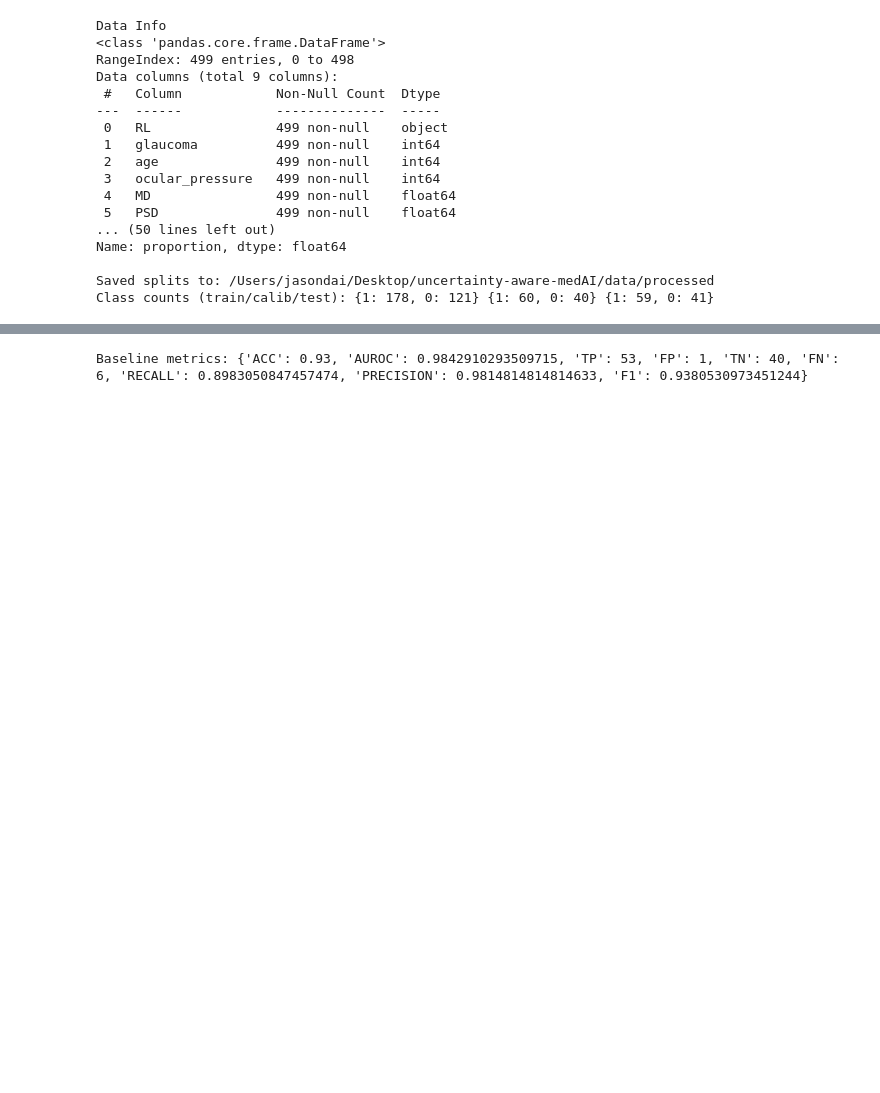
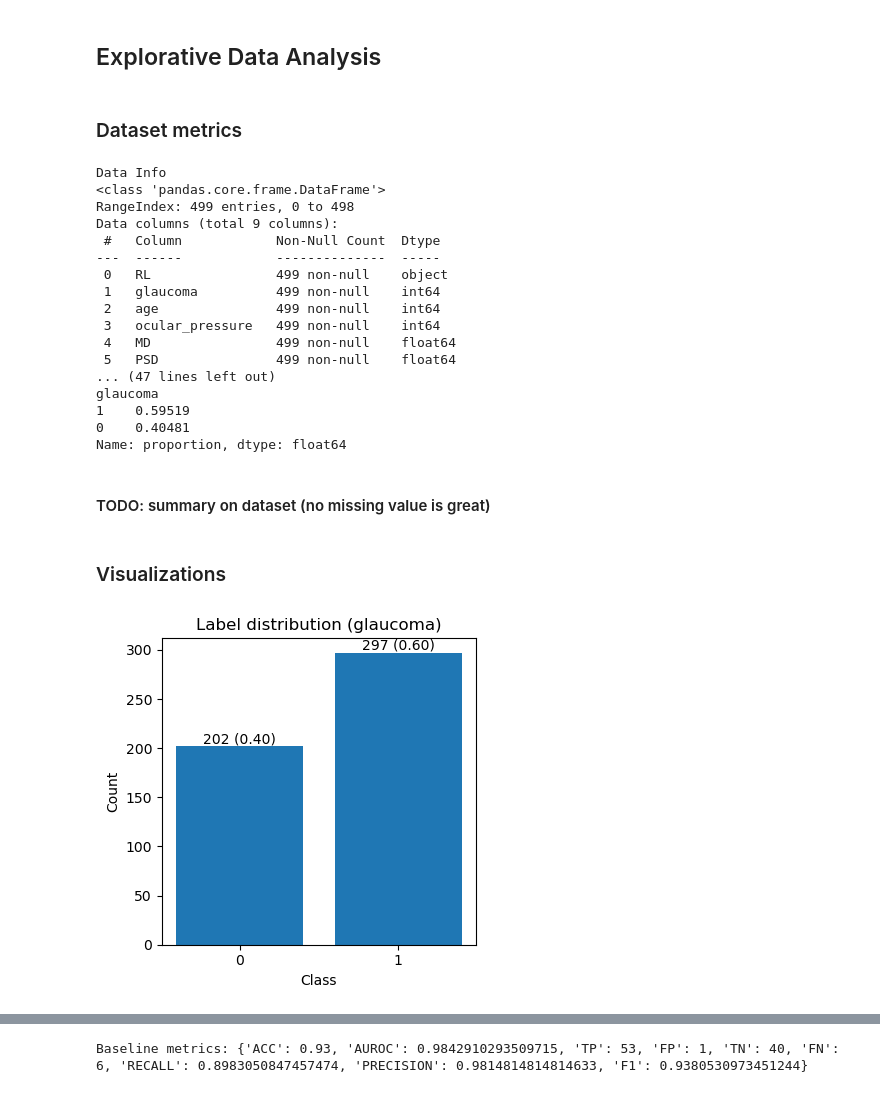
Before and after one commit to JasonDai1219/uncertainty-aware-medAI, a Jupyter notebook: notebooks/03_conformal_prediction.ipynb, the cells around one changed output, grey strips where cells are left out. Drawn from its saved outputs; the diff is of its cells as text; code cells hidden in the pictures; blank space fills up the shorter version.

Commit message:
Visualization_added

```diff
--- a/notebooks/03_conformal_prediction.ipynb
+++ b/notebooks/03_conformal_prediction.ipynb
@@ -25,10 +28,13 @@ if str(PROJECT_ROOT) not in sys.path:
     sys.path.append(str(PROJECT_ROOT))
 
 DATA_DIR = PROJECT_ROOT / "data" / "processed"
+# %% [markdown]
+## Explorative Data Analysis
+# %% [markdown]
+### Dataset metrics
 # %%
 RAW_CSV = PROJECT_ROOT / "data" / "raw" / "ds_whole.csv"
 df = inspect_raw_data(RAW_CSV)
-split_and_save(test_size=0.2, calib_size=0.2, random_state=42)
 # %% [output]
 Data Info
 <class 'pandas.core.frame.DataFrame'>
@@ -42,8 +48,16 @@ Data columns (total 9 columns):
  3   ocular_pressure   499 non-null    int64
  4   MD                499 non-null    float64
  5   PSD               499 non-null    float64
-... (50 lines left out)
+... (47 lines left out)
+glaucoma
+1    0.59519
+0    0.40481
 Name: proportion, dtype: float64
-
-Saved splits to: /Users/jasondai/Desktop/uncertainty-aware-medAI/data/processed
-Class counts (train/calib/test): {1: 178, 0: 121} {1: 60, 0: 40} {1: 59, 0: 41}
+# %% [markdown]
+#### TODO: summary on dataset (no missing value is great)
+# %% [markdown]
+### Visualizations
+# %%
+plot_label_distribution(df)
+# %% [output]
+[figure, added]
```
Also changed, not shown: parts of 26 cells of this notebook, 7 other files.
